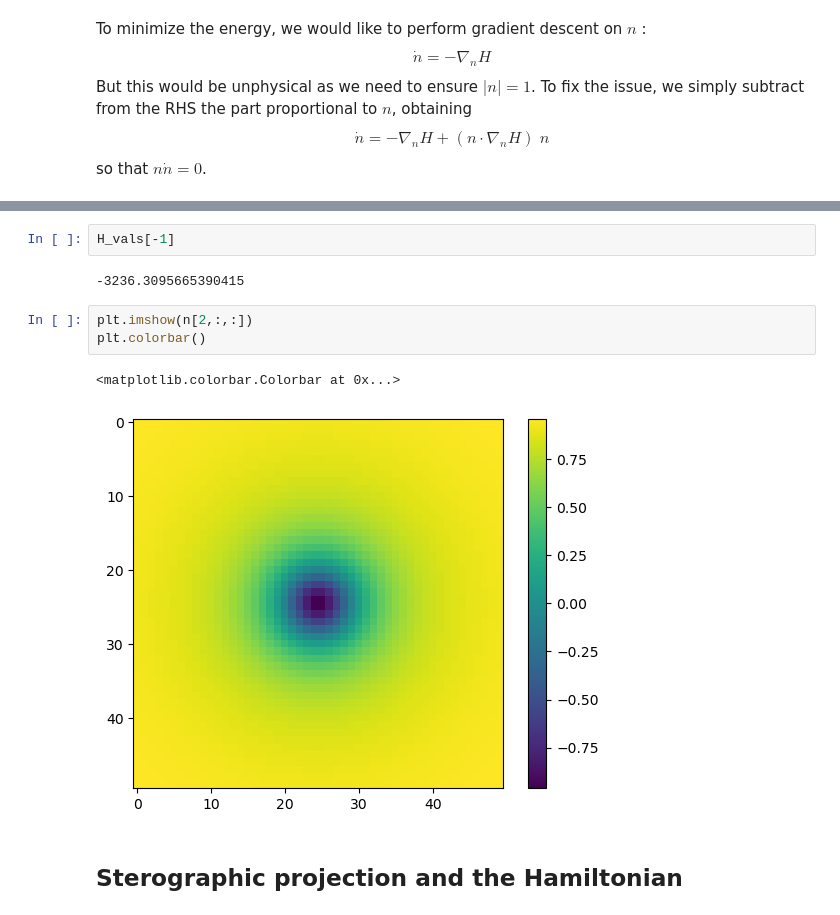
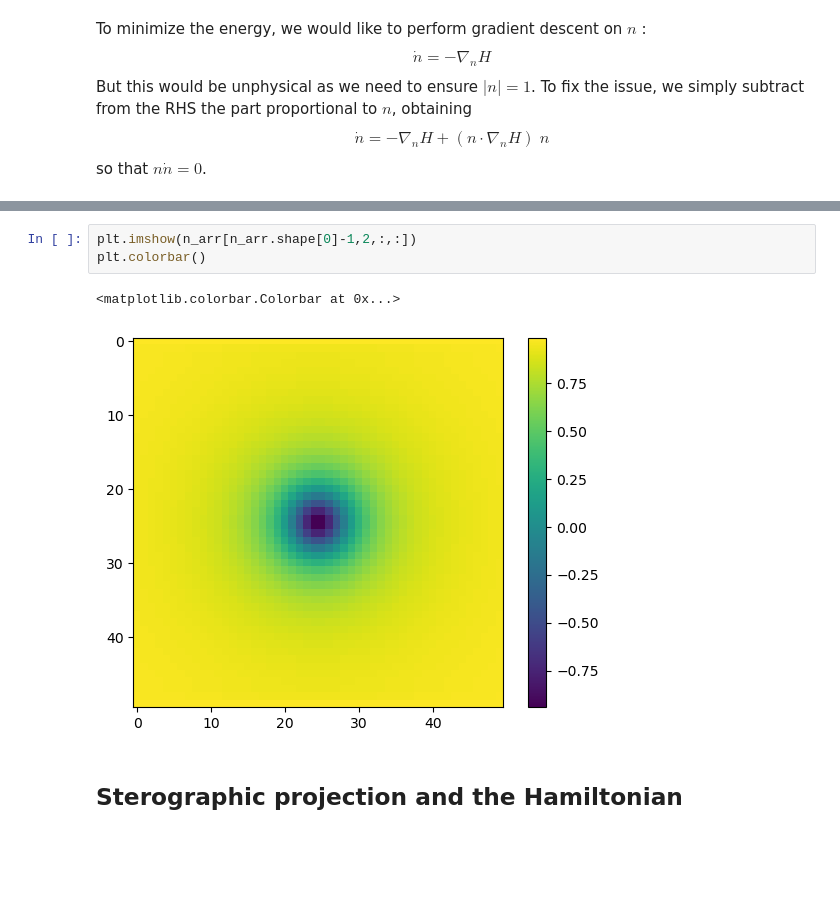
Before and after one commit to jan-chelmecki/skyrmion-tunnelling, a Jupyter notebook: instanton.ipynb, the cells around one changed output, grey strips where cells are left out. Drawn from its saved outputs; the diff is of its cells as text; blank space fills up the shorter version.

```diff
--- a/instanton.ipynb
+++ b/instanton.ipynb
@@ -162,13 +181,9 @@ Text(0, 0.5, 'energy')
 # %%
-H_vals[-1]
+plt.imshow(n_arr[n_arr.shape[0]-1,2,:,:])
+plt.colorbar()
 # %% [output]
--3236.3095665390415
+<matplotlib.colorbar.Colorbar at 0x...>
+[figure, added]
-# %%
-plt.imshow(n[2,:,:])
-plt.colorbar()
-# %% [output]
-<matplotlib.colorbar.Colorbar at 0x...>
-[figure, removed]
 # %% [markdown]
 ## Sterographic projection and the Hamiltonian
 # %% [markdown]
```
Also changed, not shown: parts of 16 cells of this notebook.
